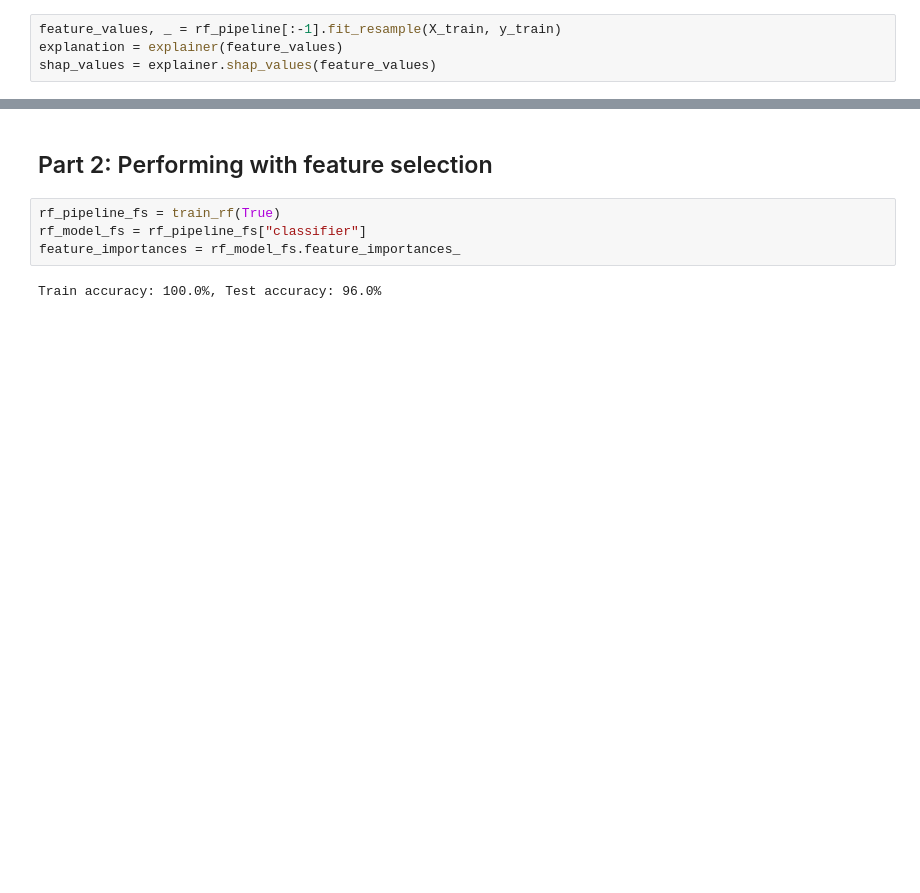
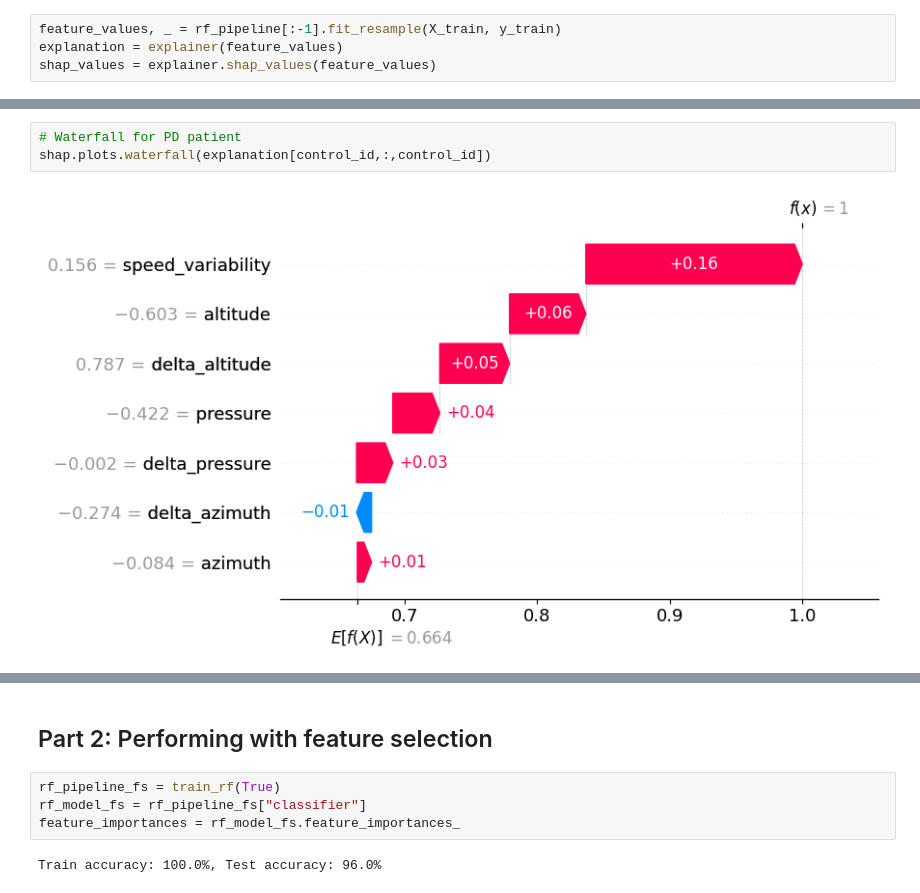
Before and after one commit to JWL16038/DATA471-Individual-Project, a Jupyter notebook: notebooks/spirals_modelling.ipynb, the cells around one changed output, grey strips where cells are left out. Saved outputs shown, nothing was run; the diff lists cells and outputs as text; blank space fills up the shorter version.

```diff
--- a/notebooks/spirals_modelling.ipynb
+++ b/notebooks/spirals_modelling.ipynb
@@ -279 +328,6 @@ shap.plots.beeswarm(explanation[:,:,0], show=True)
+# %%
+# Waterfall for PD patient
+shap.plots.waterfall(explanation[control_id,:,control_id])
+# %% [output]
+[figure, added]
 # %%
```
Also changed, not shown: parts of 30 cells of this notebook.
